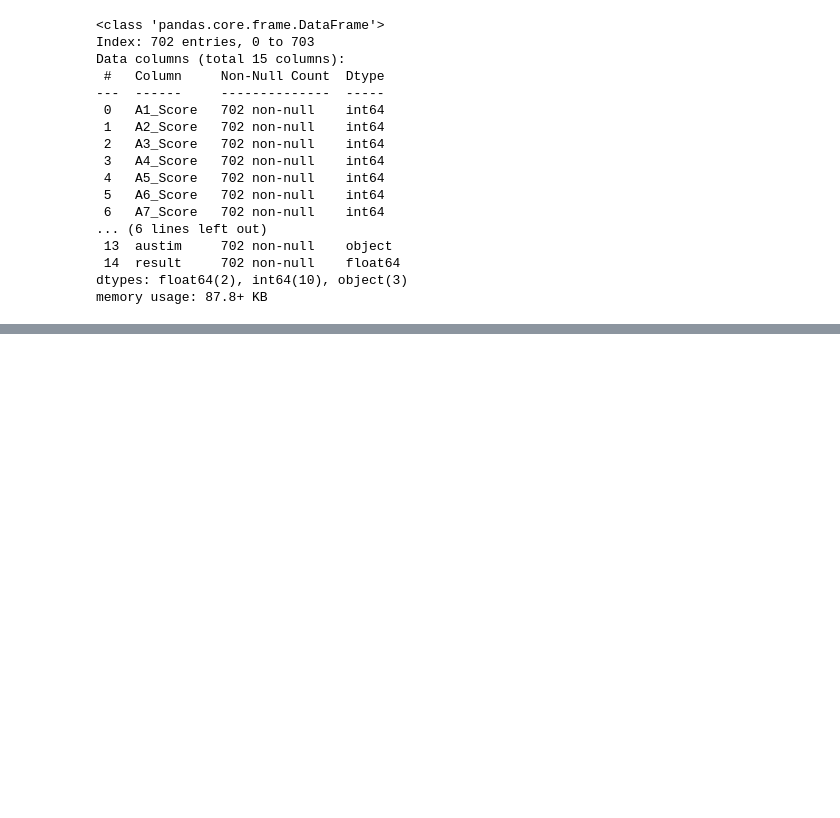
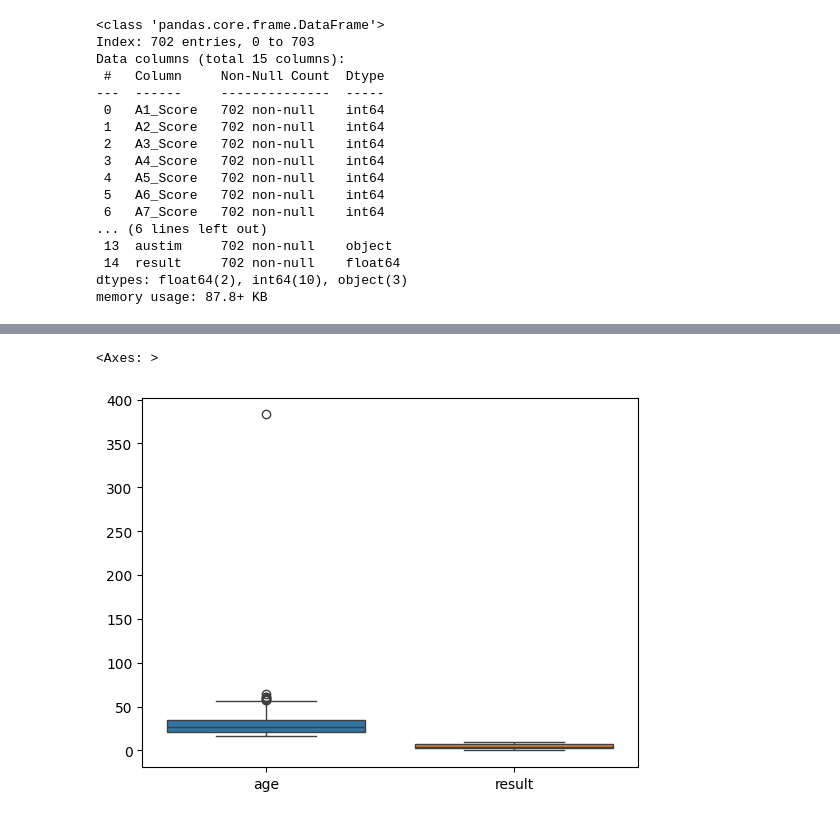
Before and after one commit to Rickisterr/Autism-Prediction, a Jupyter notebook: Autism Prediction Model/Prediction Model Build/Prediction_Model.ipynb, the cells around one changed output, grey strips where cells are left out. Saved outputs shown, nothing was run; the diff lists cells and outputs as text; code cells hidden in the pictures; blank space fills up the shorter version.

```diff
--- a/Autism Prediction Model/Prediction Model Build/Prediction_Model.ipynb
+++ b/Autism Prediction Model/Prediction Model Build/Prediction_Model.ipynb
@@ -112,0 +123,5 @@ memory usage: 87.8+ KB
+# %%
+sbn.boxplot(dataF[[ 'age', 'result' ]])
+# %% [output]
+<Axes: >
+[figure, added]
```
Also changed, not shown: parts of 14 cells of this notebook.
